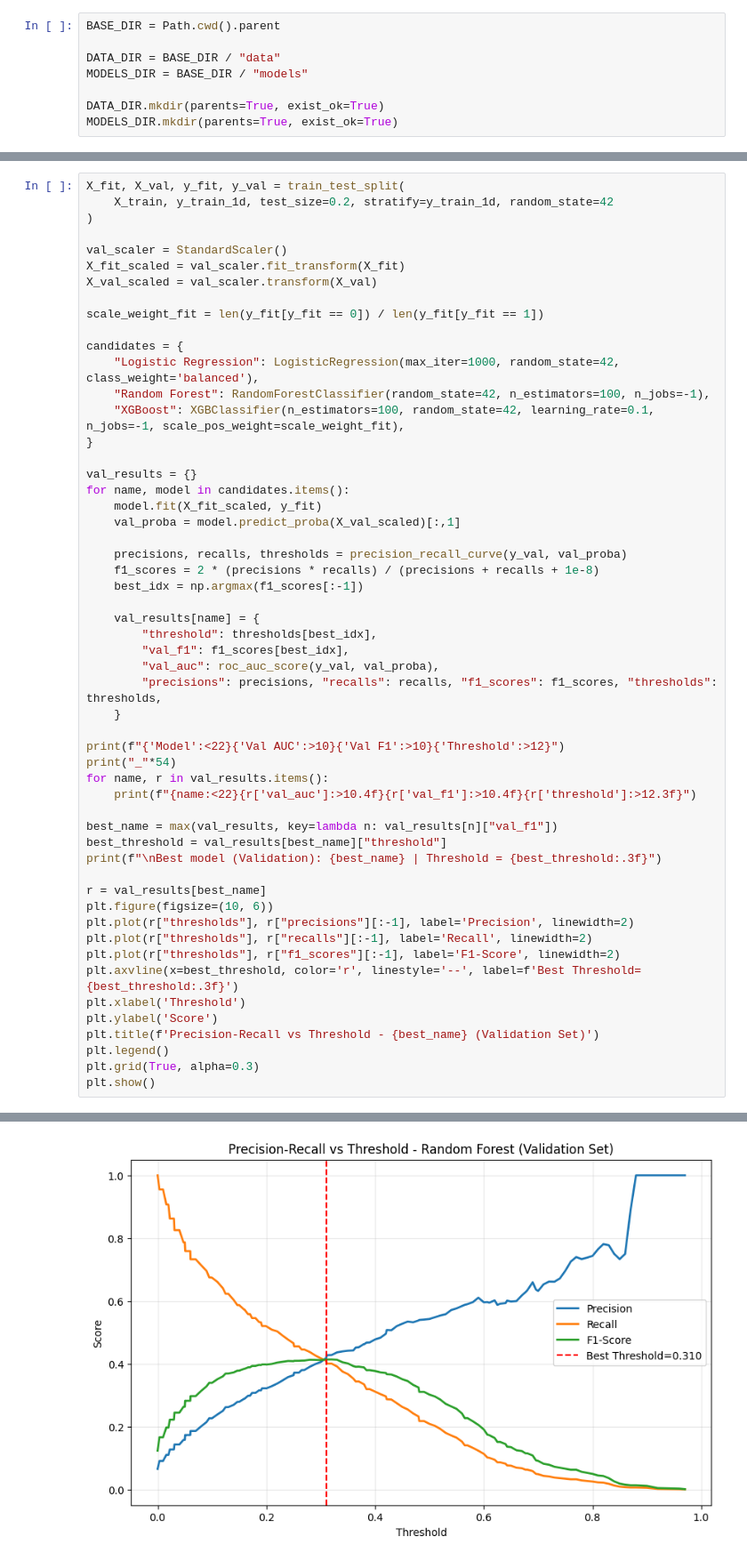
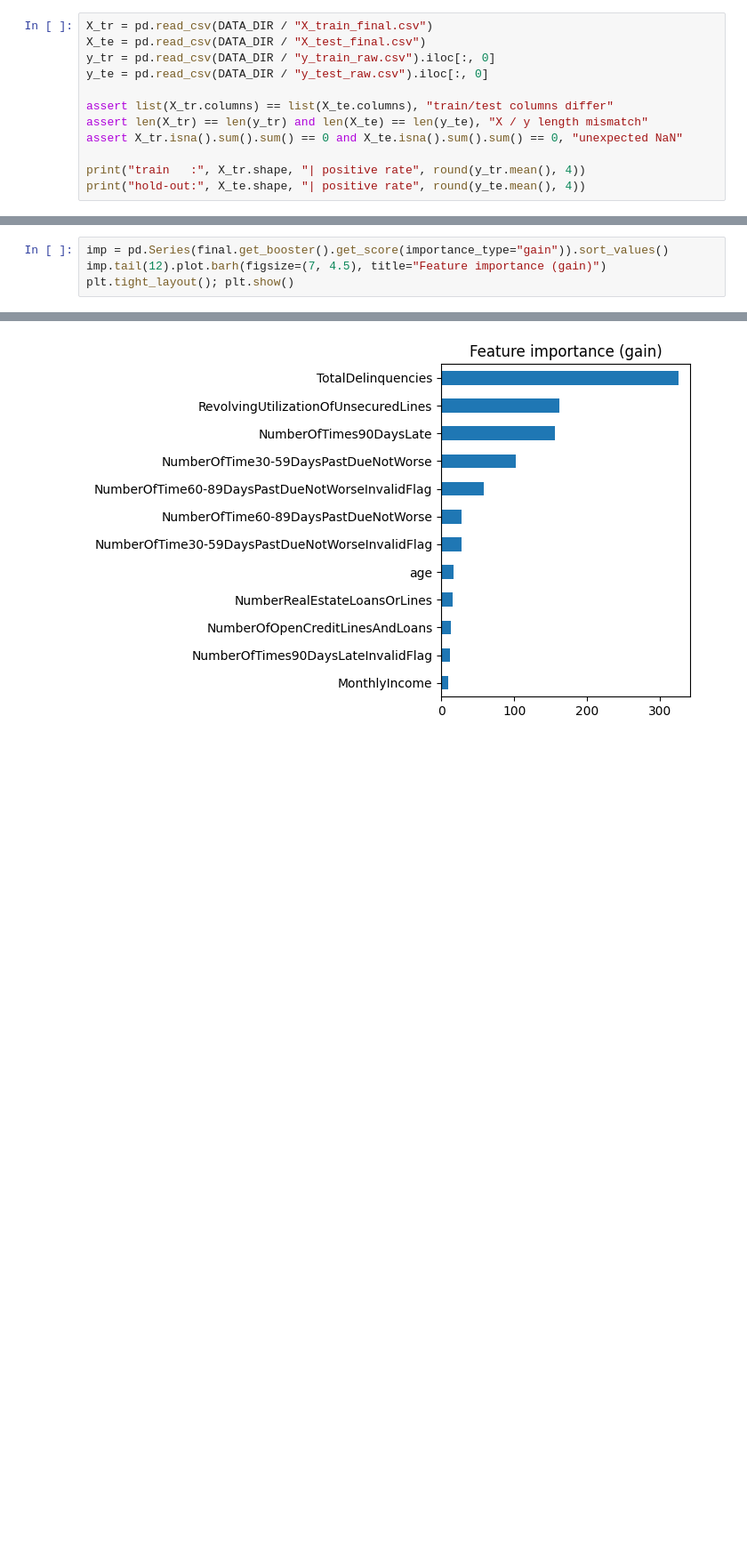
Before and after one commit to Hosam04/CreditSense, a Jupyter notebook: notebooks/Modeling_and_Evaluation.ipynb, the cells around one changed output, grey strips where cells are left out. Shown at 89% size. Drawn from its saved outputs; the diff is of its cells as text; blank space fills up the shorter version.

Commit message:
Improving model accuracy

```diff
--- a/notebooks/Modeling_and_Evaluation.ipynb
+++ b/notebooks/Modeling_and_Evaluation.ipynb
@@ -17,8 +20,12 @@ from xgboost import XGBClassifier
 # %%
-BASE_DIR = Path.cwd().parent
+X_tr = pd.read_csv(DATA_DIR / "X_train_final.csv")
+X_te = pd.read_csv(DATA_DIR / "X_test_final.csv")
+y_tr = pd.read_csv(DATA_DIR / "y_train_raw.csv").iloc[:, 0]
+y_te = pd.read_csv(DATA_DIR / "y_test_raw.csv").iloc[:, 0]
 
-DATA_DIR = BASE_DIR / "data"
-MODELS_DIR = BASE_DIR / "models"
+assert list(X_tr.columns) == list(X_te.columns), "train/test columns differ"
+assert len(X_tr) == len(y_tr) and len(X_te) == len(y_te), "X / y length mismatch"
+assert X_tr.isna().sum().sum() == 0 and X_te.isna().sum().sum() == 0, "unexpected NaN"
 
-DATA_DIR.mkdir(parents=True, exist_ok=True)
-MODELS_DIR.mkdir(parents=True, exist_ok=True)
+print("train   :", X_tr.shape, "| positive rate", round(y_tr.mean(), 4))
+print("hold-out:", X_te.shape, "| positive rate", round(y_te.mean(), 4))
@@ -65,55 +186,5 @@ XGBoost ROC-AUC: 0.8615
 # %%
-X_fit, X_val, y_fit, y_val = train_test_split(
-    X_train, y_train_1d, test_size=0.2, stratify=y_train_1d, random_state=42
-)
-
-val_scaler = StandardScaler()
-X_fit_scaled = val_scaler.fit_transform(X_fit)
-X_val_scaled = val_scaler.transform(X_val)
-
-scale_weight_fit = len(y_fit[y_fit == 0]) / len(y_fit[y_fit == 1])
-
-candidates = {
-    "Logistic Regression": LogisticRegression(max_iter=1000, random_state=42, class_weight='balanced'),
-    "Random Forest": RandomForestClassifier(random_state=42, n_estimators=100, n_jobs=-1),
-    "XGBoost": XGBClassifier(n_estimators=100, random_state=42, learning_rate=0.1, n_jobs=-1, scale_pos_weight=scale_weight_fit),
-}
-
-val_results = {}
-for name, model in candidates.items():
-    model.fit(X_fit_scaled, y_fit)
-    val_proba = model.predict_proba(X_val_scaled)[:,1]
-
-    precisions, recalls, thresholds = precision_recall_curve(y_val, val_proba)
-    f1_scores = 2 * (precisions * recalls) / (precisions + recalls + 1e-8)
-    best_idx = np.argmax(f1_scores[:-1])
-
-    val_results[name] = {
-        "threshold": thresholds[best_idx],
-        "val_f1": f1_scores[best_idx],
-        "val_auc": roc_auc_score(y_val, val_proba),
-        "precisions": precisions, "recalls": recalls, "f1_scores": f1_scores, "thresholds": thresholds,
-    }
-
-print(f"{'Model':<22}{'Val AUC':>10}{'Val F1':>10}{'Threshold':>12}")
-print("_"*54)
-for name, r in val_results.items():
-    print(f"{name:<22}{r['val_auc']:>10.4f}{r['val_f1']:>10.4f}{r['threshold']:>12.3f}")
-
-best_name = max(val_results, key=lambda n: val_results[n]["val_f1"])
-best_threshold = val_results[best_name]["threshold"]
-print(f"\nBest model (Validation): {best_name} | Threshold = {best_threshold:.3f}")
-
-r = val_results[best_name]
-plt.figure(figsize=(10, 6))
-plt.plot(r["thresholds"], r["precisions"][:-1], label='Precision', linewidth=2)
-plt.plot(r["thresholds"], r["recalls"][:-1], label='Recall', linewidth=2)
-plt.plot(r["thresholds"], r["f1_scores"][:-1], label='F1-Score', linewidth=2)
-plt.axvline(x=best_threshold, color='r', linestyle='--', label=f'Best Threshold={best_threshold:.3f}')
-plt.xlabel('Threshold')
-plt.ylabel('Score')
-plt.title(f'Precision-Recall vs Threshold - {best_name} (Validation Set)')
-plt.legend()
-plt.grid(True, alpha=0.3)
-plt.show()
+imp = pd.Series(final.get_booster().get_score(importance_type="gain")).sort_values()
+imp.tail(12).plot.barh(figsize=(7, 4.5), title="Feature importance (gain)")
+plt.tight_layout(); plt.show()
 # %% [output]
@@ -127,2 +191,2 @@ Best model (Validation): Random Forest | Threshold = 0.310
-[figure, old version]
+[figure, new version]
 # %%
```
Also changed, not shown: parts of 14 cells of this notebook, 13 other files.
